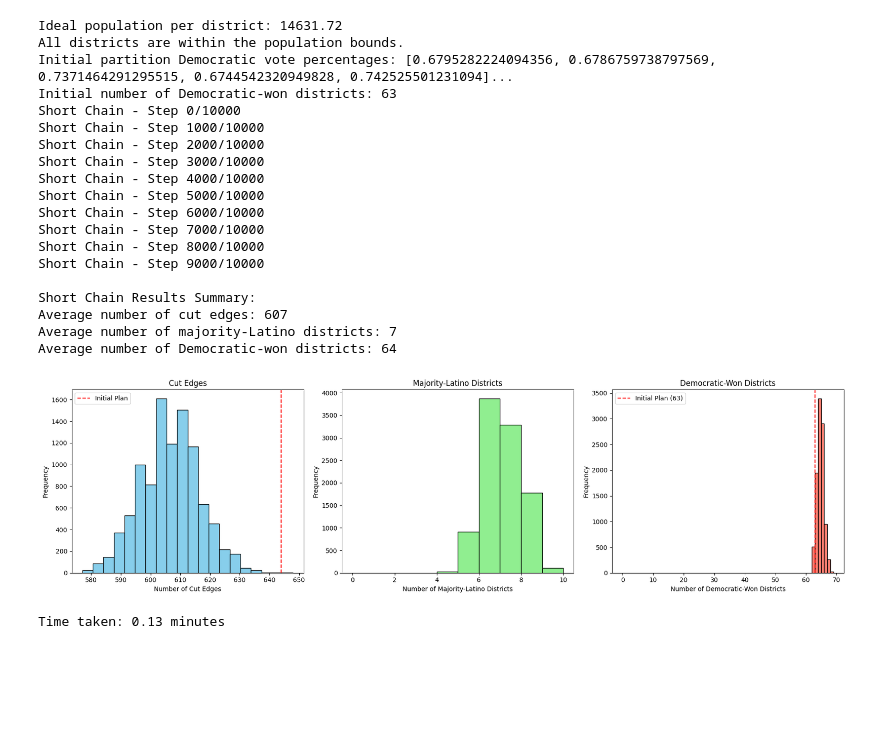
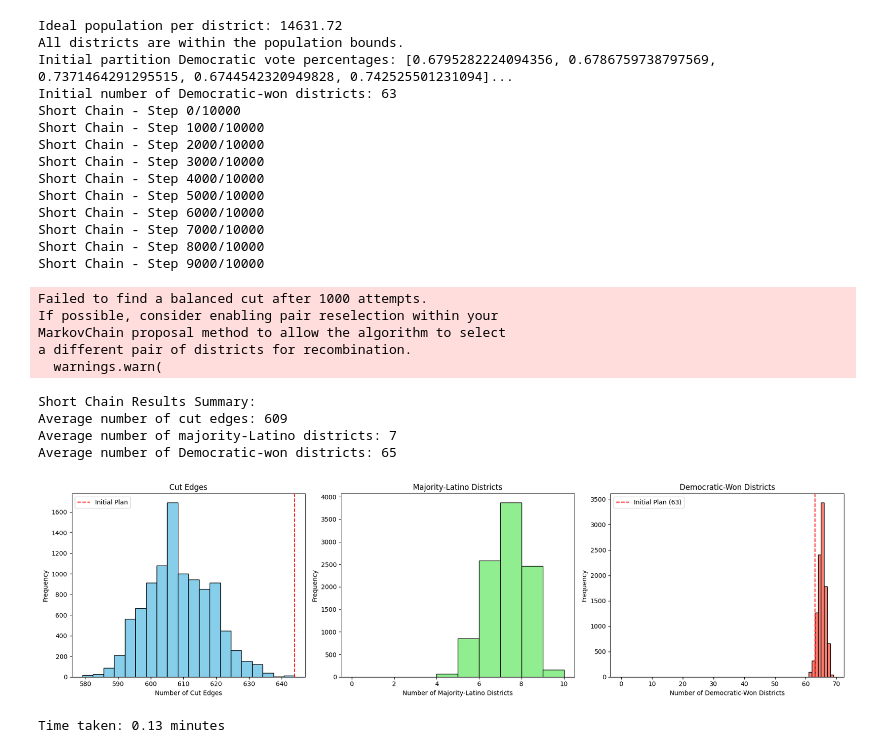
Before and after one commit to JinglinZhou99/Final_Project_MAUP_RI, a Jupyter notebook: gerrychainRI.ipynb, the cells around one changed output. Drawn from its saved outputs; the diff is of its cells as text; code cells hidden in the pictures; blank space fills up the shorter version.

Commit message:
Update epsilon to 0.30 in both gerrychainRI and sb file

```diff
--- a/gerrychainRI.ipynb
+++ b/gerrychainRI.ipynb
@@ -61,7 +61,7 @@ recom_proposal = partial(
     recom,
     pop_col="TOTPOP",
     pop_target=ideal_population,
-    epsilon=0.26,
+    epsilon=0.30,
     node_repeats=10
 )
 
@@ -129,37 +129,41 @@ axes[1].set_ylabel("Frequency")
 axes[2].hist(short_chain_data["Democratic-Won Districts"], bins=range(max(short_chain_data["Democratic-Won Districts"].max(), 1) + 2),
              color="salmon", edgecolor="black")
 axes[2].set_title("Democratic-Won Districts")
 axes[2].set_xlabel("Number of Democratic-Won Districts")
 axes[2].set_ylabel("Frequency")
 axes[2].axvline(x=initial_dem_wins, color="red", linestyle="--", label=f"Initial Plan ({initial_dem_wins})")
 axes[2].legend()
 
 plt.tight_layout()
 plt.savefig("histograms_short_ri.png")
 plt.show()
 
 # Record end time
 end_time = time.time()
 print(f"Time taken: {(end_time - start_time)/60:.2f} minutes")
 # %% [output]
 Ideal population per district: 14631.72
 All districts are within the population bounds.
 Initial partition Democratic vote percentages: [0.6795282224094356, 0.6786759738797569, 0.7371464291295515, 0.6744542320949828, 0.742525501231094]...
 Initial number of Democratic-won districts: 63
 Short Chain - Step 0/10000
 Short Chain - Step 1000/10000
 Short Chain - Step 2000/10000
 Short Chain - Step 3000/10000
 Short Chain - Step 4000/10000
 Short Chain - Step 5000/10000
 Short Chain - Step 6000/10000
 Short Chain - Step 7000/10000
 Short Chain - Step 8000/10000
 Short Chain - Step 9000/10000
-
-Short Chain Results Summary:
-Average number of cut edges: 607
-Average number of majority-Latino districts: 7
-Average number of Democratic-won districts: 64
+Failed to find a balanced cut after 1000 attempts.
+If possible, consider enabling pair reselection within your
+MarkovChain proposal method to allow the algorithm to select
+a different pair of districts for recombination.
+  warnings.warn(
+Short Chain Results Summary:
+Average number of cut edges: 609
+Average number of majority-Latino districts: 7
+Average number of Democratic-won districts: 65
-[figure, old version]
+[figure, new version]
-Time taken: 0.13 minutes
+Time taken: 0.13 minutes
```
